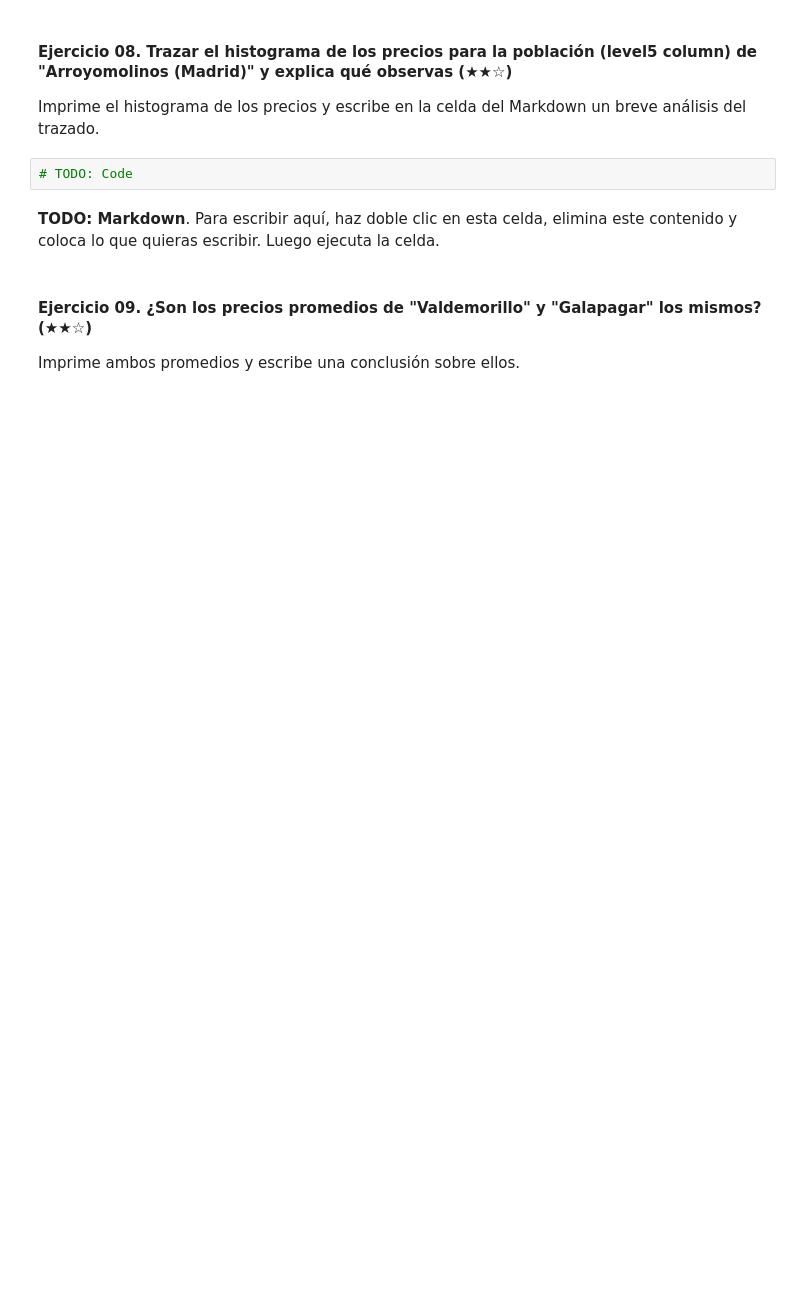
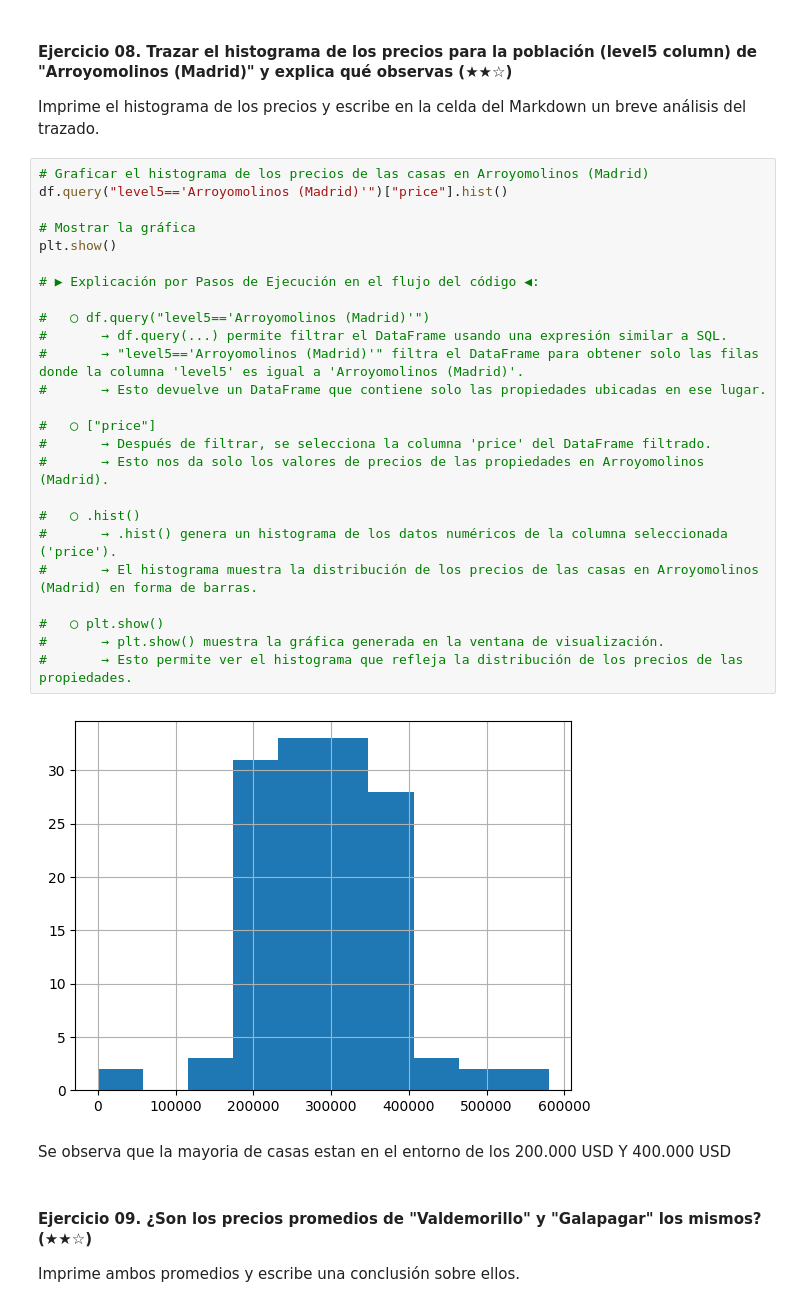
Before and after one commit to mvlarra/realestate-datacleanup-exercise, a Jupyter notebook: Prework_project.es_VL.ipynb, the cells around one changed output. Saved outputs shown, nothing was run; the diff lists cells and outputs as text; blank space fills up the shorter version.

```diff
--- a/Prework_project.es_VL.ipynb
+++ b/Prework_project.es_VL.ipynb
@@ -441,9 +502,34 @@ Imprima el valor obtenido.
 
 Imprime el histograma de los precios y escribe en la celda del Markdown un breve análisis del trazado.
 # %%
-# TODO: Code
+# Graficar el histograma de los precios de las casas en Arroyomolinos (Madrid)
+df.query("level5=='Arroyomolinos (Madrid)'")["price"].hist()
+
+# Mostrar la gráfica
+plt.show()
+
+# ▶ Explicación por Pasos de Ejecución en el flujo del código ◀:
+
+#   ◯ df.query("level5=='Arroyomolinos (Madrid)'")
+#       → df.query(...) permite filtrar el DataFrame usando una expresión similar a SQL.
+#       → "level5=='Arroyomolinos (Madrid)'" filtra el DataFrame para obtener solo las filas donde la columna 'level5' es igual a 'Arroyomolinos (Madrid)'.
+#       → Esto devuelve un DataFrame que contiene solo las propiedades ubicadas en ese lugar.
+
+#   ◯ ["price"]
+#       → Después de filtrar, se selecciona la columna 'price' del DataFrame filtrado.
+#       → Esto nos da solo los valores de precios de las propiedades en Arroyomolinos (Madrid).
+
+#   ◯ .hist()
+#       → .hist() genera un histograma de los datos numéricos de la columna seleccionada ('price').
+#       → El histograma muestra la distribución de los precios de las casas en Arroyomolinos (Madrid) en forma de barras.
+
+#   ◯ plt.show()
+#       → plt.show() muestra la gráfica generada en la ventana de visualización.
+#       → Esto permite ver el histograma que refleja la distribución de los precios de las propiedades.
+# %% [output]
+[figure, added]
 # %% [markdown]
-**TODO: Markdown**. Para escribir aquí, haz doble clic en esta celda, elimina este contenido y coloca lo que quieras escribir. Luego ejecuta la celda.
+Se observa que la mayoria de casas estan en el entorno de los 200.000 USD Y 400.000 USD
 # %% [markdown]
 #### Ejercicio 09. ¿Son los precios promedios de "Valdemorillo" y "Galapagar" los mismos? (★★☆)
 
```
Also changed, not shown: parts of 5 cells of this notebook.
